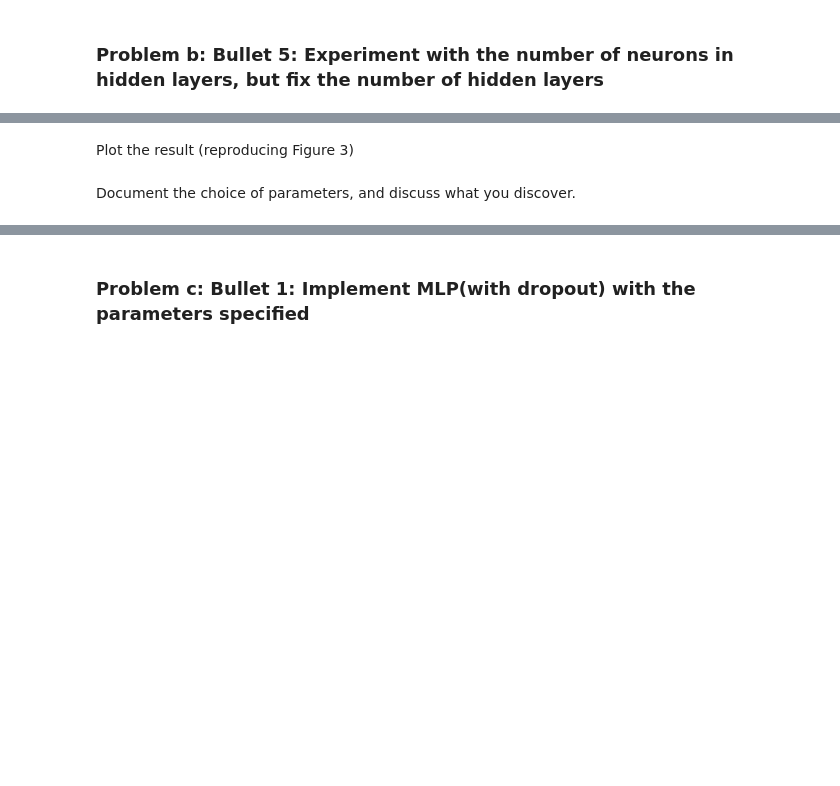
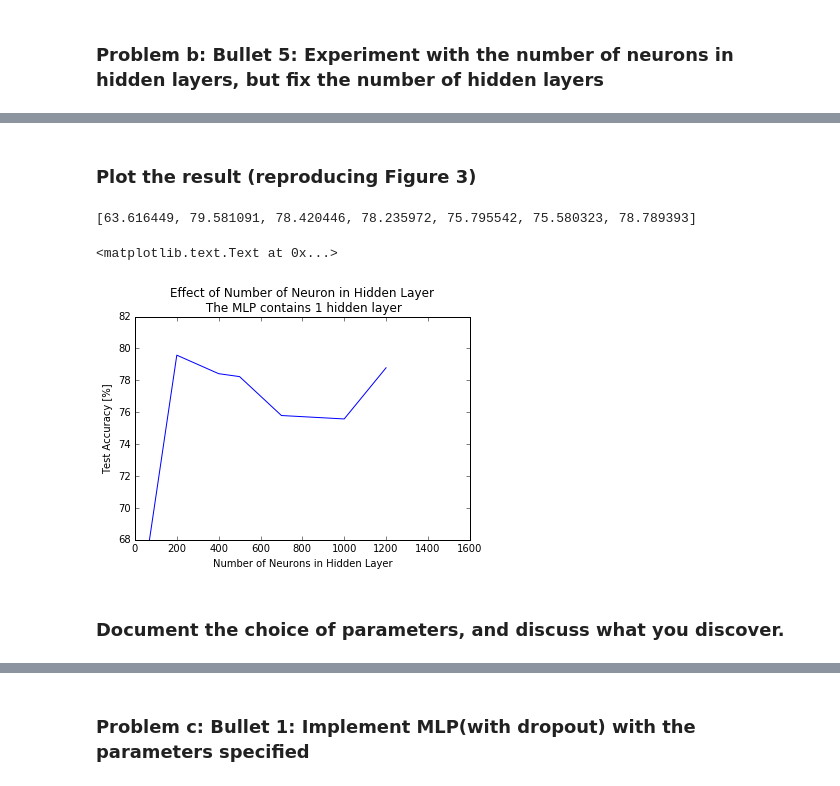
Before and after one commit to sheallika/svhn-mlp-theano, a Jupyter notebook: src/hw2.ipynb, the cells around one changed output, grey strips where cells are left out. Drawn from its saved outputs; the diff is of its cells as text; code cells hidden in the pictures; blank space fills up the shorter version.

```diff
--- a/src/hw2.ipynb
+++ b/src/hw2.ipynb
@@ -77,15 +407,16 @@ Document the choice of parameters, and discuss what you discover.
 # %% [markdown]
 ### Problem b: Bullet 5: Experiment with the number of neurons in hidden layers, but fix the number of hidden layers
 # %%
-n_neurons=[400,500,600,700,800,900]
+n_neurons=[20,200,400,500,700,1000,1200,]
+test_accuracies=[]
 
 for n_hidden_neurons in n_neurons:
     results=test_mlp(learning_rate=0.01, L1_reg=0.00, L2_reg=0.0001, n_epochs=1000,batch_size=20,
                        n_hidden=n_hidden_neurons,n_hiddenLayers=1, activation=T.tanh,patience=10000, verbose=True)
     test_accuracies.append((1-results[1])*100)
     s=(('the validation accuracy is %f %%, for n_neurons %i and the test '
-           'accuracy is %f %%') % ((1-results[0])*100,n_hidden_layers,(1-results[1])*100))
+           'accuracy is %f %% \n') % ((1-results[0])*100,n_hidden_neurons,(1-results[1])*100))
     with open("log5.txt","a") as myfile:
         myfile.write(s)
     print(('the validation accuracy is %f %%, for n_neurons %i and the test '
-           'accuracy is %f %%') % ((1-results[0])*100,n_hidden_layers,(1-results[1])*100))
+           'accuracy is %f %% \n') % ((1-results[0])*100,n_hidden_neurons,(1-results[1])*100))
@@ -92,2 +533,2 @@ for n_hidden_neurons in n_neurons:
 # %% [markdown]
-Plot the result (reproducing Figure 3)
+### Plot the result (reproducing Figure 3)
@@ -96,2 +535,18 @@ Plot the result (reproducing Figure 3)
+# %%
+print ((test_accuracies))
+# %% [output]
+[63.616449, 79.581091, 78.420446, 78.235972, 75.795542, 75.580323, 78.789393]
+# %%
+# TODO
+
+plt.plot(n_neurons, test_accuracies)
+plt.ylabel("Test Accuracy [%]")
+plt.xlabel("Number of Neurons in Hidden Layer")
+plt.ylim([68,82])
+plt.xlim([0,1600])
+plt.title("Effect of Number of Neuron in Hidden Layer\n The MLP contains 1 hidden layer")
+# %% [output]
+<matplotlib.text.Text at 0x...>
+[figure, added]
 # %% [markdown]
-Document the choice of parameters, and discuss what you discover.
+### Document the choice of parameters, and discuss what you discover.
```
Also changed, not shown: parts of 27 cells of this notebook, 13 other files.
